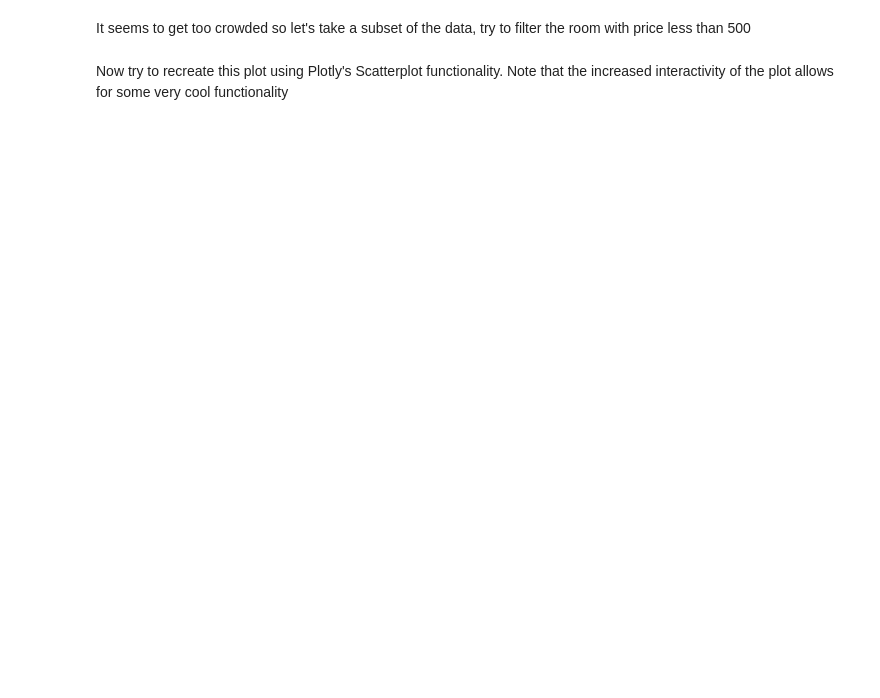
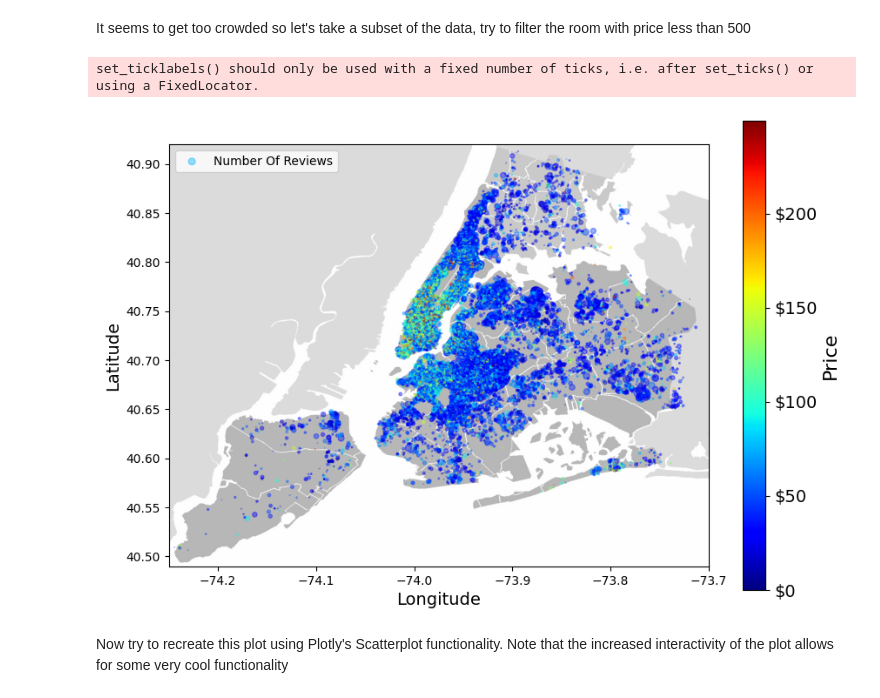
Before and after one commit to GeneKung/CSM148, a Jupyter notebook: project1/CSM148_Project_1_W26_TODO.ipynb, the cells around one changed output. Saved outputs shown, nothing was run; the diff lists cells and outputs as text; code cells hidden in the pictures; blank space fills up the shorter version.

```diff
--- a/project1/CSM148_Project_1_W26_TODO.ipynb
+++ b/project1/CSM148_Project_1_W26_TODO.ipynb
@@ -54,2 +59,5 @@ airbnb_drop = # WRITE YOUR CODE HERE #
+# %%
+# TODO
+airbnb_drop = airbnb.drop(['name', 'host_id', 'host_name', 'last_review', 'neighbourhood'], axis=1)
 # %%
 airbnb_drop.describe()
@@ -101,27 +148,44 @@ miniairbnb = # WRITE YOUR CODE HERE
+# %%
+# TODO
+miniairbnb = airbnb_drop[airbnb_drop['price'] < 500]
 # %%
 # A more interesting plot is to color code (heatmap) the dots
 # based on price. The code below achieves this
 
 # load an image of New York
 import matplotlib.image as mpimg
 nyc_img=mpimg.imread('nyc.png', -1)
 
 # overlay the NYC map on the plotted scatter plot
 # note: plt.imshow still refers to the most recent figure
 # that hasn't been plotted yet.
 
 # Using 'jet' colormap as in the tutorial
-# WRITE YOUR CODE HERE #
+# TODO
+ax = miniairbnb.plot(kind="scatter", x="longitude", y="latitude", figsize=(10,7),
+                       s=miniairbnb['number_of_reviews']/10, label="Number Of Reviews",
+                       c="price", cmap=plt.get_cmap("jet"),
+                       colorbar=False, alpha=0.4,
+                      )
+# overlay the nyc map on the plotted scatter plot
+# Adjust extent for NYC coordinates
+plt.imshow(nyc_img, extent=[-74.25, -73.7, 40.49, 40.92], alpha=0.5,
+           cmap=plt.get_cmap("jet"))
+plt.ylabel("Latitude", fontsize=14)
+plt.xlabel("Longitude", fontsize=14)
 
-# setting up heatmap colors based on median_house_value feature
+# setting up heatmap colors based on price feature
 prices = miniairbnb["price"]
 tick_values = np.linspace(prices.min(), prices.max(), 11)
 norm = plt.Normalize(vmin=prices.min(), vmax=prices.max())
 sm = plt.cm.ScalarMappable(cmap=plt.get_cmap("jet"), norm=norm)
 cb = plt.colorbar(sm, ax=ax)
 cb.ax.set_yticklabels(["$%d"%(round(v)) for v in tick_values], fontsize=14)
 cb.set_label('Price', fontsize=16)
 plt.show()
+# %% [output]
+set_ticklabels() should only be used with a fixed number of ticks, i.e. after set_ticks() or using a FixedLocator.
+[figure, added]
 # %% [markdown]
 <!-- END QUESTION -->
 <!-- BEGIN QUESTION -->
```
Also changed, not shown: parts of 31 cells of this notebook, 7 other files.
